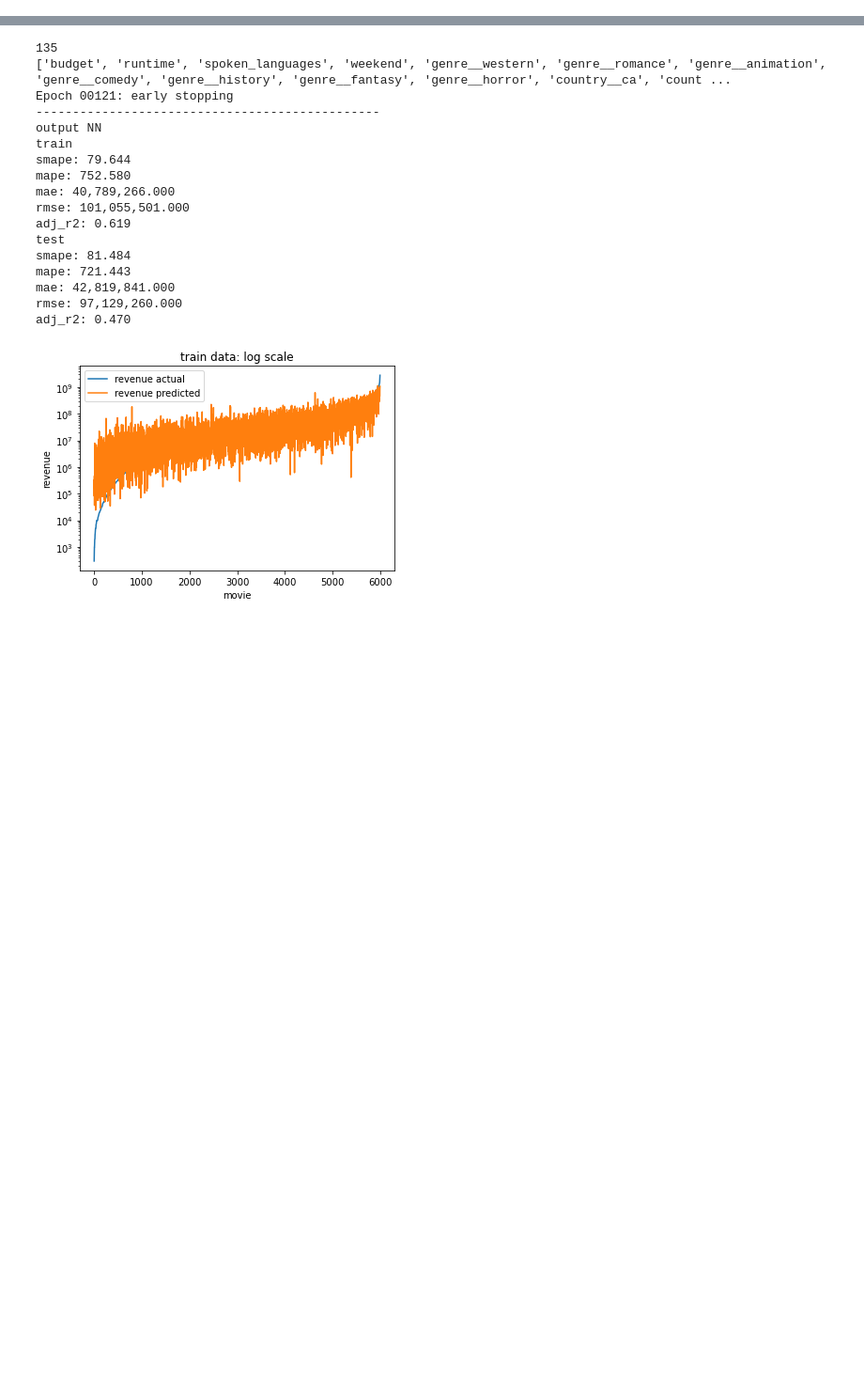
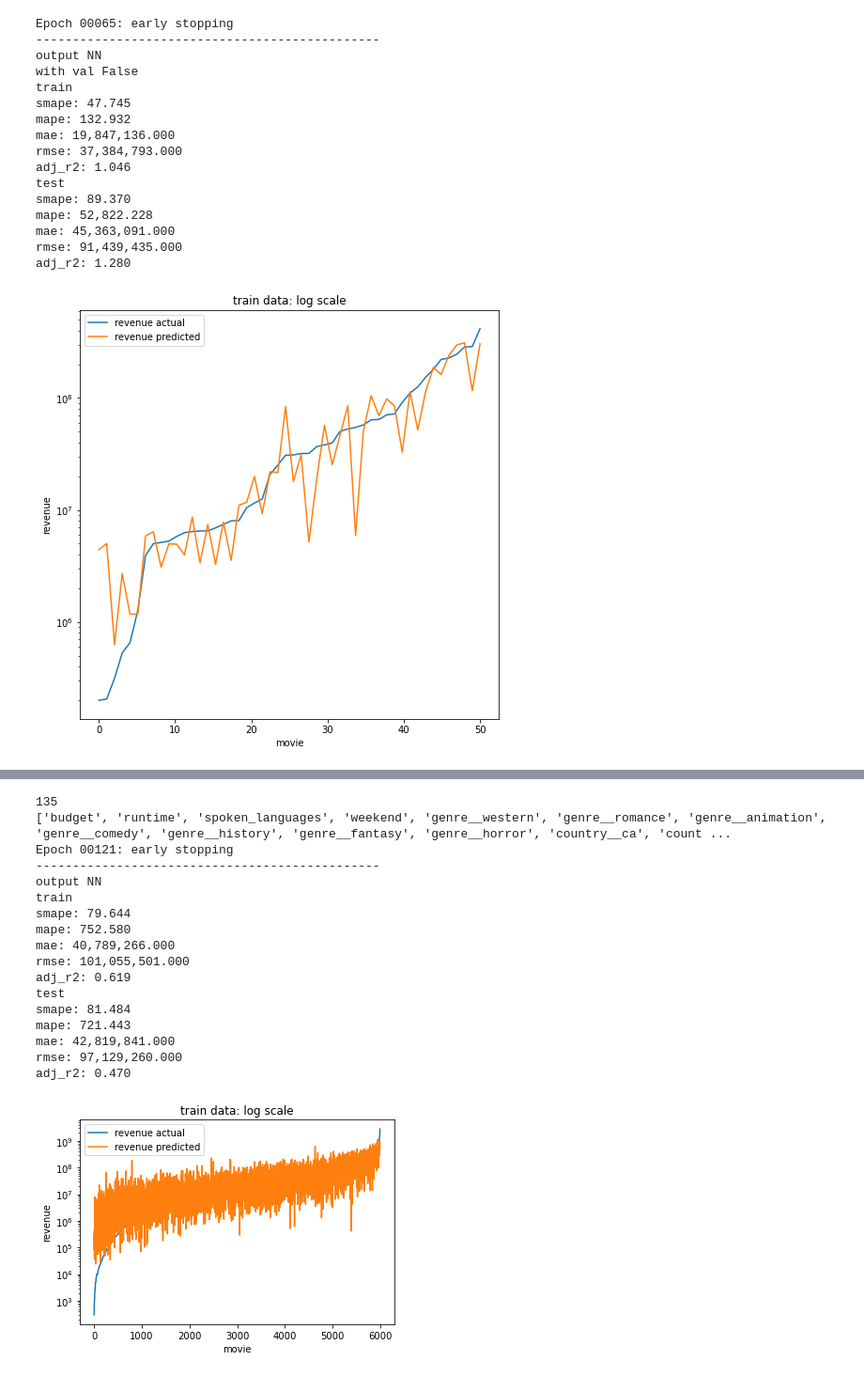
Before and after one commit to BondarenkoStas/thesis, a Jupyter notebook: feature selection rf.ipynb, the cells around one changed output, grey strips where cells are left out. Shown at 94% size. Drawn from its saved outputs; the diff is of its cells as text; code cells hidden in the pictures; blank space fills up the shorter version.

```diff
--- a/feature selection rf.ipynb
+++ b/feature selection rf.ipynb
@@ -68,3 +68,9 @@ def get_mins_from_result(results):
 # Move raw all dataset through variance threshold
 # and output metrics to find the best result
 ###########################################
+# %%
+dd = {}
+for key in raw_data.keys():
+    dd[key] = raw_data[key][:50].copy()
+# %%
+dd_proc, dd_process = process_data(dd)
@@ -70,0 +82,20 @@ def get_mins_from_result(results):
+# %%
+r = run_nn(dd_proc, dd_process, with_val=False)
+# %% [output]
+Epoch 00065: early stopping
+-----------------------------------------------
+output NN
+with val False
+train
+smape: 47.745
+mape: 132.932
+mae: 19,847,136.000
+rmse: 37,384,793.000
+adj_r2: 1.046
+test
+smape: 89.370
+mape: 52,822.228
+mae: 45,363,091.000
+rmse: 91,439,435.000
+adj_r2: 1.280
+[figure, added]
```
Also changed, not shown: parts of 4 cells of this notebook, 2 other files.
